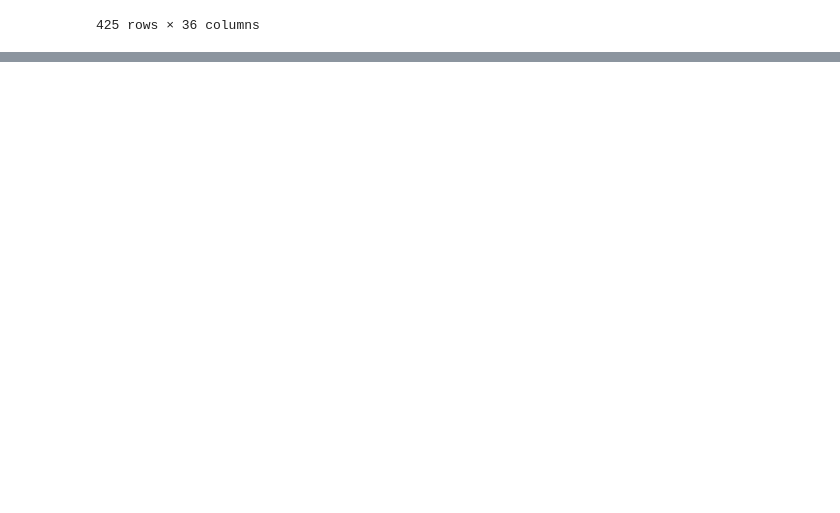
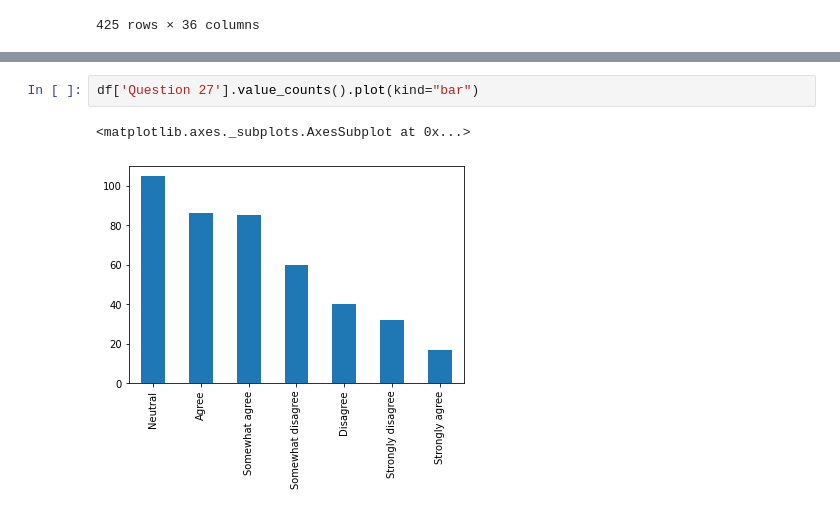
Before and after one commit to IbrahimKhan77/my_data, a Jupyter notebook: Main_v2.ipynb, the cells around one changed output, grey strips where cells are left out. Saved outputs shown, nothing was run; the diff lists cells and outputs as text; blank space fills up the shorter version.

```diff
--- a/Main_v2.ipynb
+++ b/Main_v2.ipynb
@@ -31,0 +52,5 @@ df
+# %%
+df['Question 27'].value_counts().plot(kind="bar")
+# %% [output]
+<matplotlib.axes._subplots.AxesSubplot at 0x...>
+[figure, added]
```
Also changed, not shown: parts of 12 cells of this notebook.
